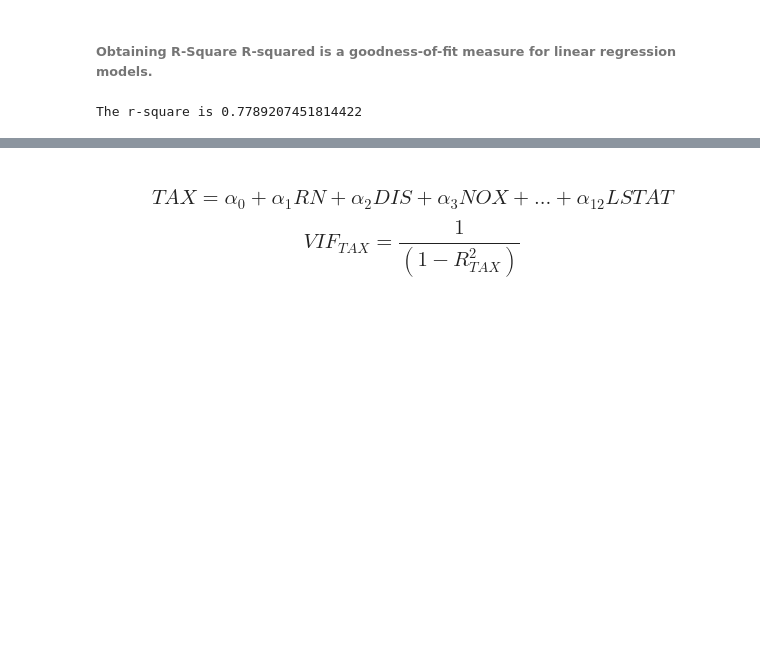
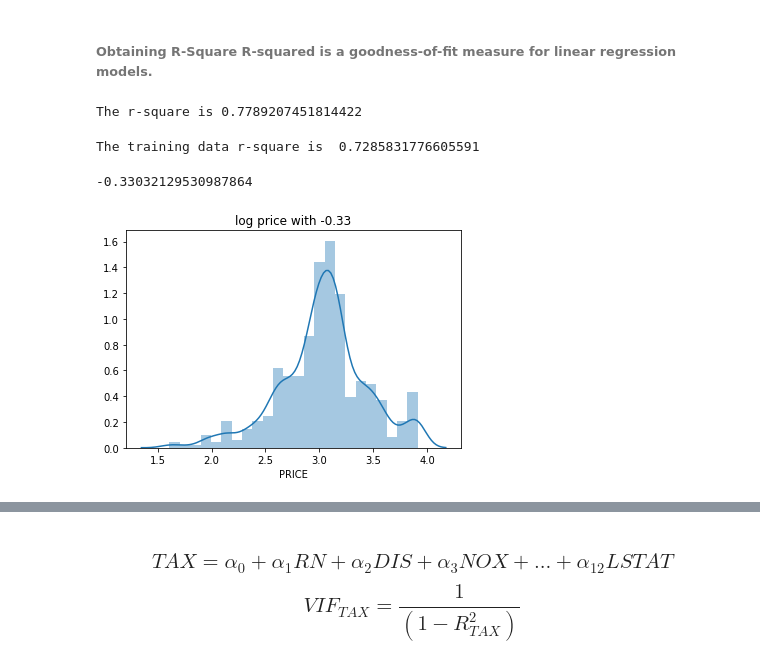
Before and after one commit to bullet400/house, a Jupyter notebook: 0.2 Boston House Price.ipynb, the cells around one changed output, grey strips where cells are left out. Saved outputs shown, nothing was run; the diff lists cells and outputs as text; code cells hidden in the pictures; blank space fills up the shorter version.

```diff
--- a/0.2 Boston House Price.ipynb
+++ b/0.2 Boston House Price.ipynb
@@ -448,2 +448,20 @@ print('The r-square is',regressor.score(X_test, y_test))
 # %% [output]
 The r-square is 0.7789207451814422
+# %%
+print("The training data r-square is ",regressor.score(X_train, y_train))
+# %% [output]
+The training data r-square is  0.7285831776605591
+# %%
+df['PRICE'].skew()
+y_log =np.log(df['PRICE'])
+# %%
+y_log.head()
+y_log.skew()
+# %% [output]
+-0.33032129530987864
+# %%
+sns.distplot(y_log)
+plt.title(f'log price with {round(y_log.skew(), 3)}')
+plt.show()
+# %% [output]
+[figure, added]
```
Also changed, not shown: parts of 27 cells of this notebook.
